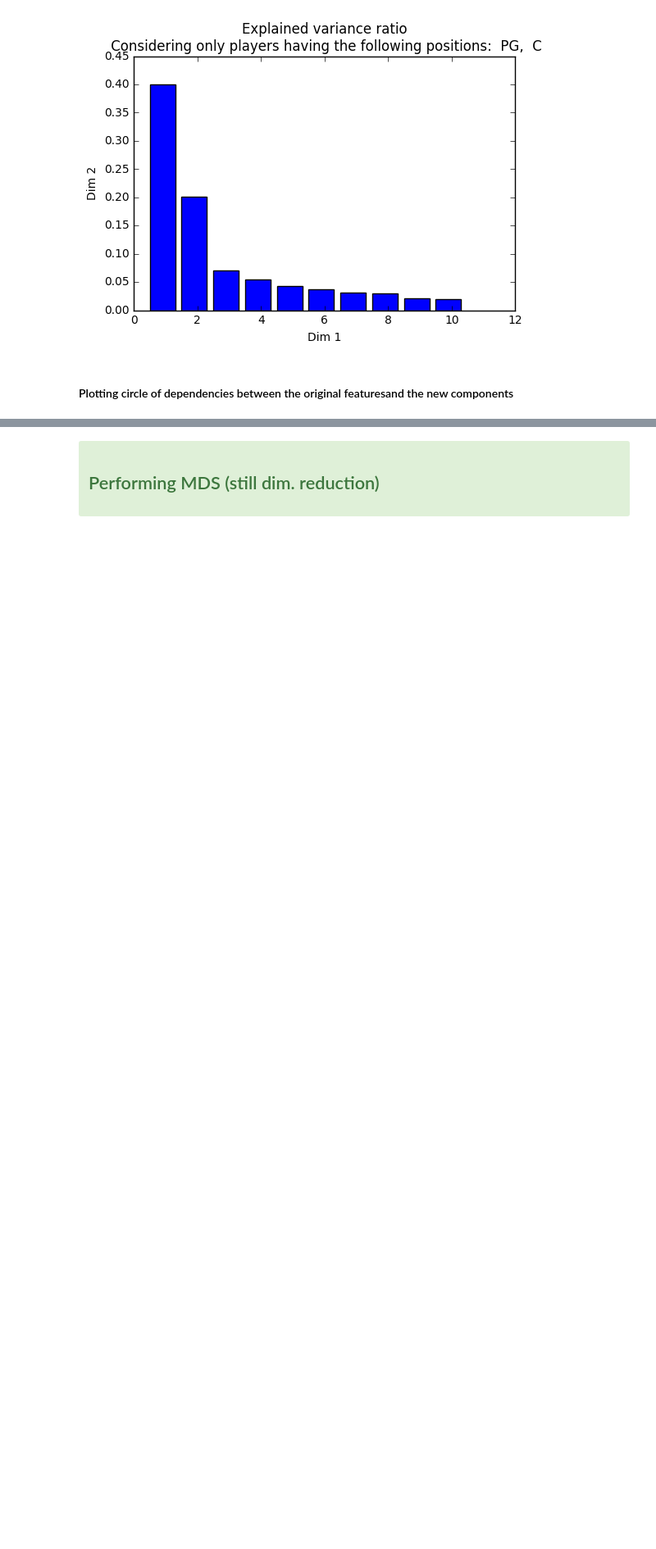
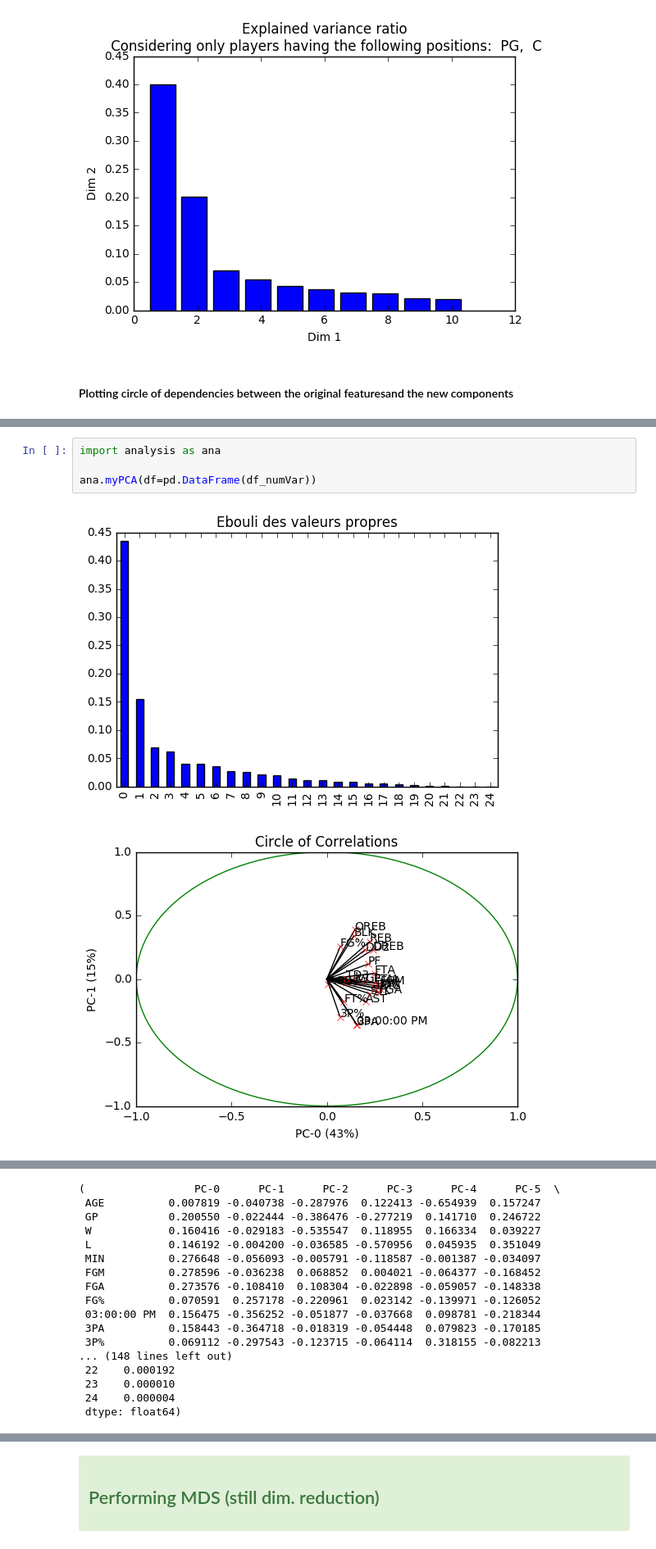
Before and after one commit to Gabriel-Azevedo-Ferreira/TDA-NBA, a Jupyter notebook: notebooks/DimReduction/RDaAH.ipynb, the cells around one changed output, grey strips where cells are left out. Shown at 82% size. Cells and saved outputs as stored; diff of their text form; blank space fills up the shorter version.

```diff
--- a/notebooks/DimReduction/RDaAH.ipynb
+++ b/notebooks/DimReduction/RDaAH.ipynb
@@ -327,0 +339,7 @@ ees
+# %%
+import analysis as ana
+
+ana.myPCA(df=pd.DataFrame(df_numVar))
+# %% [output]
+[figure, added]
+[figure, added]
@@ -327,0 +347,17 @@ ees
+(                 PC-0      PC-1      PC-2      PC-3      PC-4      PC-5  \
+ AGE          0.007819 -0.040738 -0.287976  0.122413 -0.654939  0.157247
+ GP           0.200550 -0.022444 -0.386476 -0.277219  0.141710  0.246722
+ W            0.160416 -0.029183 -0.535547  0.118955  0.166334  0.039227
+ L            0.146192 -0.004200 -0.036585 -0.570956  0.045935  0.351049
+ MIN          0.276648 -0.056093 -0.005791 -0.118587 -0.001387 -0.034097
+ FGM          0.278596 -0.036238  0.068852  0.004021 -0.064377 -0.168452
+ FGA          0.273576 -0.108410  0.108304 -0.022898 -0.059057 -0.148338
+ FG%          0.070591  0.257178 -0.220961  0.023142 -0.139971 -0.126052
+ 03:00:00 PM  0.156475 -0.356252 -0.051877 -0.037668  0.098781 -0.218344
+ 3PA          0.158443 -0.364718 -0.018319 -0.054448  0.079823 -0.170185
+ 3P%          0.069112 -0.297543 -0.123715 -0.064114  0.318155 -0.082213
+... (148 lines left out)
+ 22    0.000192
+ 23    0.000010
+ 24    0.000004
+ dtype: float64)
```
Also changed, not shown: parts of 18 cells of this notebook, 2 other files.
